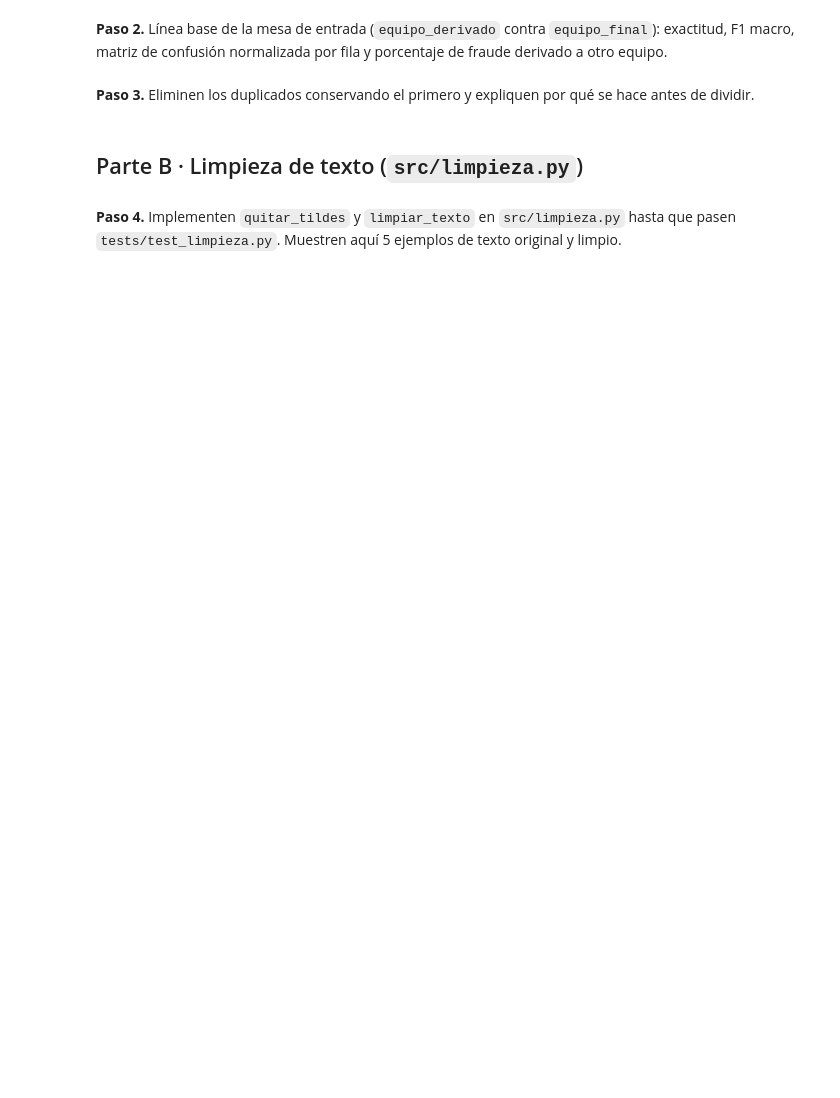
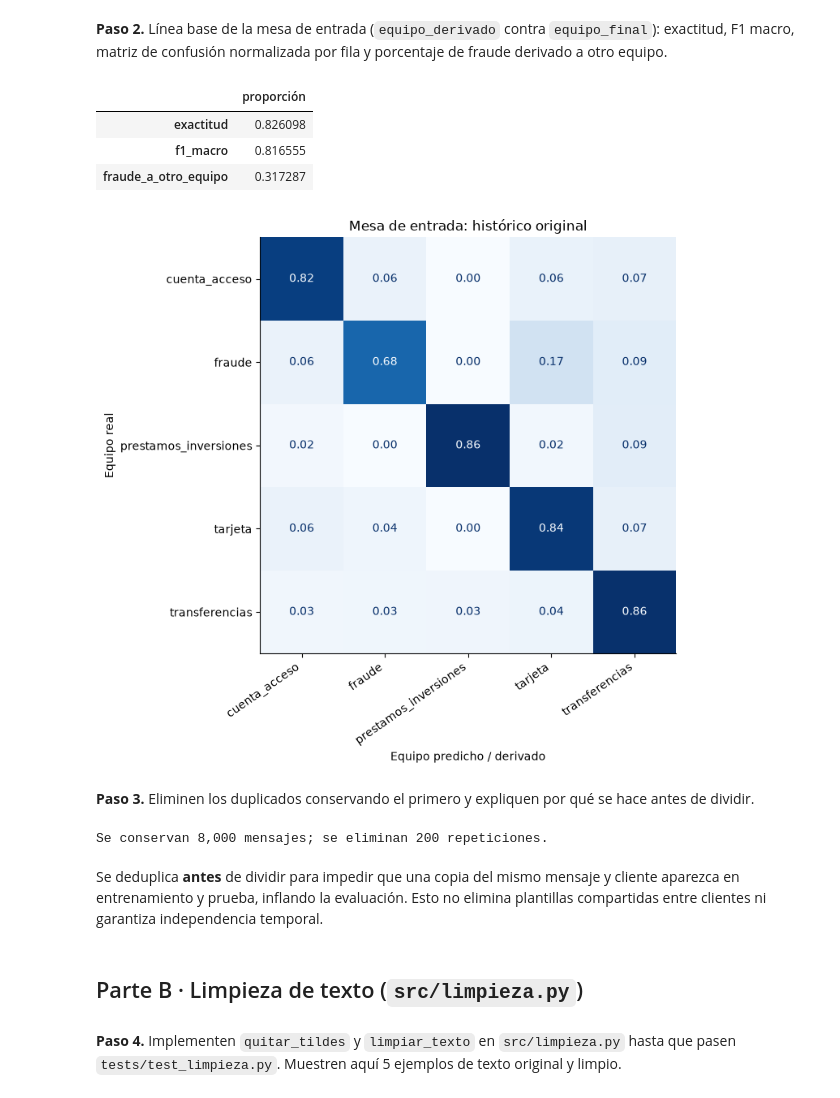
Before and after one commit to fedemaximovicz/actividad-datamining-supervisedlearning, a Jupyter notebook: caso1_cauce/caso1_cauce.ipynb, the cells around one changed output. Cells and saved outputs as stored; diff of their text form; code cells hidden in the pictures; blank space fills up the shorter version.

```diff
--- a/caso1_cauce/caso1_cauce.ipynb
+++ b/caso1_cauce/caso1_cauce.ipynb
@@ -29,4 +69,14 @@ Ejecuten esta celda cada vez que terminen una función de `src/`.
 # %% [markdown]
 **Paso 1.** Carguen `datos/mensajes_historicos.csv` e informen filas, nulos, mensajes vacíos, duplicados (mismo `id_cliente` y mismo `texto`), distribución de `equipo_final`, distribución por canal y cantidad de palabras por clase.
 # %%
-# Tu código aquí
+historico = pd.read_csv(BASE / 'datos/mensajes_historicos.csv')
+CLASES = np.sort(historico.equipo_final.unique())
+duplicados = historico.duplicated(['id_cliente', 'texto'])
+vacios = historico.texto.fillna('').str.strip().eq('')
+print(f'Filas: {len(historico):,}; vacíos o nulos: {vacios.sum()}; duplicados: {duplicados.sum()}')
+display(historico.isna().sum().rename('nulos').to_frame())
+display(historico.equipo_final.value_counts().to_frame('mensajes').assign(
+    porcentaje=lambda d: 100*d.mensajes/len(historico)))
+display(historico.canal.value_counts().to_frame('mensajes'))
+display(historico.assign(palabras=historico.texto.fillna('').str.split().str.len())
+        .groupby('equipo_final').palabras.describe().round(2))
@@ -33,11 +113,32 @@ Ejecuten esta celda cada vez que terminen una función de `src/`.
 # %% [markdown]
 **Paso 2.** Línea base de la mesa de entrada (`equipo_derivado` contra `equipo_final`): exactitud, F1 macro, matriz de confusión normalizada por fila y porcentaje de fraude derivado a otro equipo.
 # %%
-# Tu código aquí
+fraude_inicial = historico.equipo_final.eq('fraude')
+base_inicial = {
+    'exactitud': accuracy_score(historico.equipo_final, historico.equipo_derivado),
+    'f1_macro': f1_score(historico.equipo_final, historico.equipo_derivado, average='macro'),
+    'fraude_a_otro_equipo': historico.loc[fraude_inicial, 'equipo_derivado'].ne('fraude').mean(),
+}
+display(pd.Series(base_inicial).to_frame('proporción'))
+matriz(historico.equipo_final, historico.equipo_derivado, 'Mesa de entrada: histórico original', 'paso02_mesa.png')
+# %% [output]
+|  | proporción |
+| exactitud | 0.826098 |
+| f1_macro | 0.816555 |
+| fraude_a_otro_equipo | 0.317287 |
+[figure, added]
 # %% [markdown]
 **Paso 3.** Eliminen los duplicados conservando el primero y expliquen por qué se hace antes de dividir.
 # %%
-# Tu código aquí
+datos = historico.drop_duplicates(['id_cliente', 'texto'], keep='first').copy()
+assert not datos.duplicated(['id_cliente', 'texto']).any()
+print(f'Se conservan {len(datos):,} mensajes; se eliminan {len(historico)-len(datos)} repeticiones.')
+display(Markdown('Se deduplica **antes** de dividir para impedir que una copia del mismo mensaje y cliente '
+                 'aparezca en entrenamiento y prueba, inflando la evaluación. Esto no elimina plantillas '
+                 'compartidas entre clientes ni garantiza independencia temporal.'))
+# %% [output]
+Se conservan 8,000 mensajes; se eliminan 200 repeticiones.
+Se deduplica **antes** de dividir para impedir que una copia del mismo mensaje y cliente aparezca en entrenamiento y prueba, inflando la evaluación. Esto no elimina plantillas compartidas entre clientes ni garantiza independencia temporal.
 # %% [markdown]
 ## Parte B · Limpieza de texto (`src/limpieza.py`)
 # %% [markdown]
```
Also changed, not shown: parts of 33 cells of this notebook, 10 other files.
